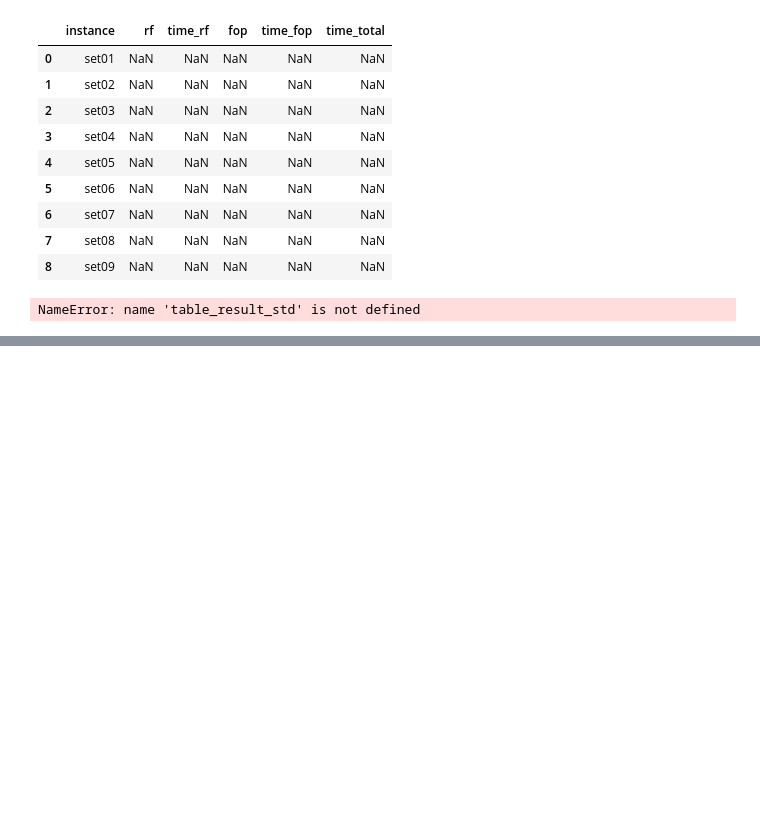
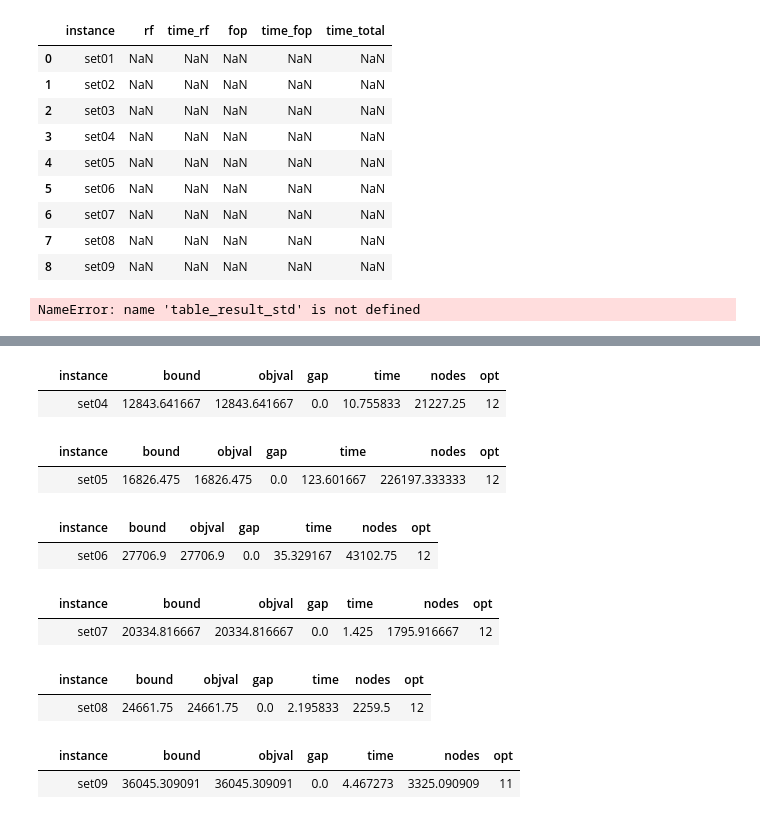
Before and after one commit to jesusossian/mmq_msc_andressa, a Jupyter notebook: src/lsr_std/lsr_std_feasible_first.ipynb, the cells around one changed output, grey strips where cells are left out. Drawn from its saved outputs; the diff is of its cells as text; code cells hidden in the pictures; blank space fills up the shorter version.

```diff
--- a/src/lsr_std/lsr_std_feasible_first.ipynb
+++ b/src/lsr_std/lsr_std_feasible_first.ipynb
@@ -397,30 +429,33 @@ set03_mip_std = tab
 # %%
 set_ = 'set04'
 
 tab = pd.DataFrame()
 for i in range(37,49):
-    t = mip_std.loc[mip_std['instance'] == f'c52_{i}.txt']
+    t = mip_std.loc[mip_std['instance'] == f'52_{i}.txt']
     tab = pd.concat([tab,t])
 
 tab = pd.DataFrame({
     'instance':f'{set_}',
     'bound':tab['bound'].mean(),
     'objval':tab['objval'].mean(),
     'gap':tab['gap'].mean(),
     'time':tab['time'].mean(),
     'nodes':tab['nodes'].mean(),
     'opt':tab['opt'].sum(),
-    },index=[f'set04']
+    },index=[f'']
 )
 
-set04_mip_std = tab
-#set04_mip_std
+set04_mip = tab
+set04_mip
+# %% [output]
+|  | instance | bound | objval | gap | time | nodes | opt |
+|  | set04 | 12843.641667 | 12843.641667 | 0.0 | 10.755833 | 21227.25 | 12 |
 # %%
 set_ = 'set05'
 
 tab = pd.DataFrame()
 for i in range(49,61):
-    t = mip_std.loc[mip_std['instance'] == f'c52_{i}.txt']
+    t = mip_std.loc[mip_std['instance'] == f'52_{i}.txt']
     tab = pd.concat([tab,t])
 
 tab = pd.DataFrame({
@@ -431,17 +466,20 @@ tab = pd.DataFrame({
     'time':tab['time'].mean(),
     'nodes':tab['nodes'].mean(),
     'opt':tab['opt'].sum(),
-    },index=[f'set05']
+    },index=[f'']
 )
 
-set05_mip_std = tab
-#set05_mip_std
+set05_mip = tab
+set05_mip
+# %% [output]
+|  | instance | bound | objval | gap | time | nodes | opt |
+|  | set05 | 16826.475 | 16826.475 | 0.0 | 123.601667 | 226197.333333 | 12 |
 # %%
 set_ = 'set06'
 
 tab = pd.DataFrame()
 for i in range(61,73):
-    t = mip_std.loc[mip_std['instance'] == f'c52_{i}.txt']
+    t = mip_std.loc[mip_std['instance'] == f'52_{i}.txt']
     tab = pd.concat([tab,t])
 
 tab = pd.DataFrame({
@@ -452,17 +490,20 @@ tab = pd.DataFrame({
     'time':tab['time'].mean(),
     'nodes':tab['nodes'].mean(),
     'opt':tab['opt'].sum(),
-    },index=[f'set06']
+    },index=[f'']
 )
 
-set06_mip_std = tab
-#set06_mip_std
+set06_mip = tab
+set06_mip
+# %% [output]
+|  | instance | bound | objval | gap | time | nodes | opt |
+|  | set06 | 27706.9 | 27706.9 | 0.0 | 35.329167 | 43102.75 | 12 |
 # %%
 set_ = 'set07'
 
 tab = pd.DataFrame()
 for i in range(73,85):
-    t = mip_std.loc[mip_std['instance'] == f'c52_{i}.txt']
+    t = mip_std.loc[mip_std['instance'] == f'52_{i}.txt']
     tab = pd.concat([tab,t])
 
 tab = pd.DataFrame({
@@ -473,17 +514,20 @@ tab = pd.DataFrame({
     'time':tab['time'].mean(),
     'nodes':tab['nodes'].mean(),
     'opt':tab['opt'].sum(),
-    },index=[f'set07']
+    },index=[f'']
 )
 
-set07_mip_sp = tab
-#set07_mip_sp
+set07_mip = tab
+set07_mip
+# %% [output]
+|  | instance | bound | objval | gap | time | nodes | opt |
+|  | set07 | 20334.816667 | 20334.816667 | 0.0 | 1.425 | 1795.916667 | 12 |
 # %%
 set_ = 'set08'
 
 tab = pd.DataFrame()
 for i in range(85,97):
-    t = mip_std.loc[mip_std['instance'] == f'c52_{i}.txt']
+    t = mip_std.loc[mip_std['instance'] == f'52_{i}.txt']
     tab = pd.concat([tab,t])
 
 tab = pd.DataFrame({
@@ -494,17 +538,20 @@ tab = pd.DataFrame({
     'time':tab['time'].mean(),
     'nodes':tab['nodes'].mean(),
     'opt':tab['opt'].sum(),
-    },index=[f'set08']
+    },index=[f'']
 )
 
-set08_mip_std = tab
-#set08_mip_std
+set08_mip = tab
+set08_mip
+# %% [output]
+|  | instance | bound | objval | gap | time | nodes | opt |
+|  | set08 | 24661.75 | 24661.75 | 0.0 | 2.195833 | 2259.5 | 12 |
 # %%
 set_ = 'set09'
 
 tab = pd.DataFrame()
-for i in range(97,109):
-    t = mip_std.loc[mip_std['instance'] == f'c52_{i}.txt']
+for i in range(97,108):
+    t = mip_std.loc[mip_std['instance'] == f'52_{i}.txt']
     tab = pd.concat([tab,t])
 
 tab = pd.DataFrame({
@@ -515,11 +562,14 @@ tab = pd.DataFrame({
     'time':tab['time'].mean(),
     'nodes':tab['nodes'].mean(),
     'opt':tab['opt'].sum(),
-    },index=[f'set09']
+    },index=[f'']
 )
 
 set09_mip = tab
-#set09_mip
+set09_mip
+# %% [output]
+|  | instance | bound | objval | gap | time | nodes | opt |
+|  | set09 | 36045.309091 | 36045.309091 | 0.0 | 4.467273 | 3325.090909 | 11 |
 # %%
 res_mip = pd.DataFrame()
 res_mip = pd.concat([res_mip,set01_mip], ignore_index= True)
```
Also changed, not shown: parts of 30 cells of this notebook, 3 other files.
